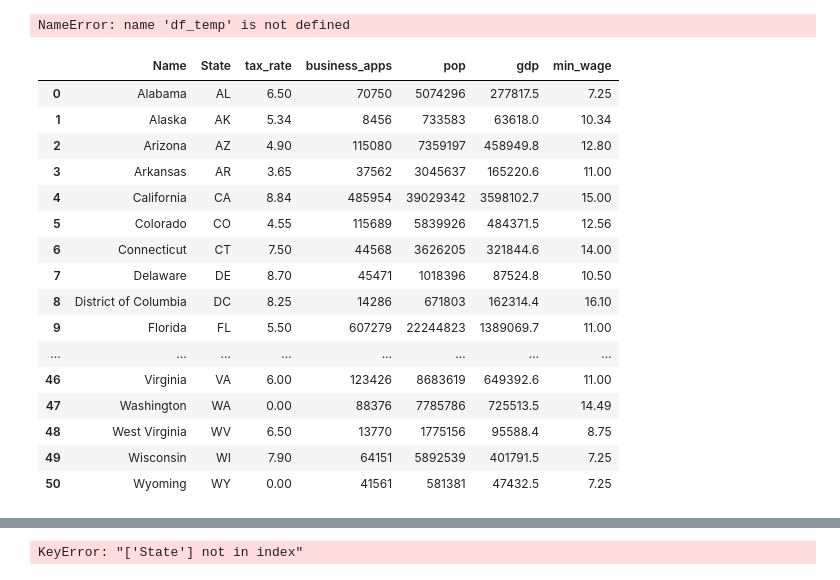
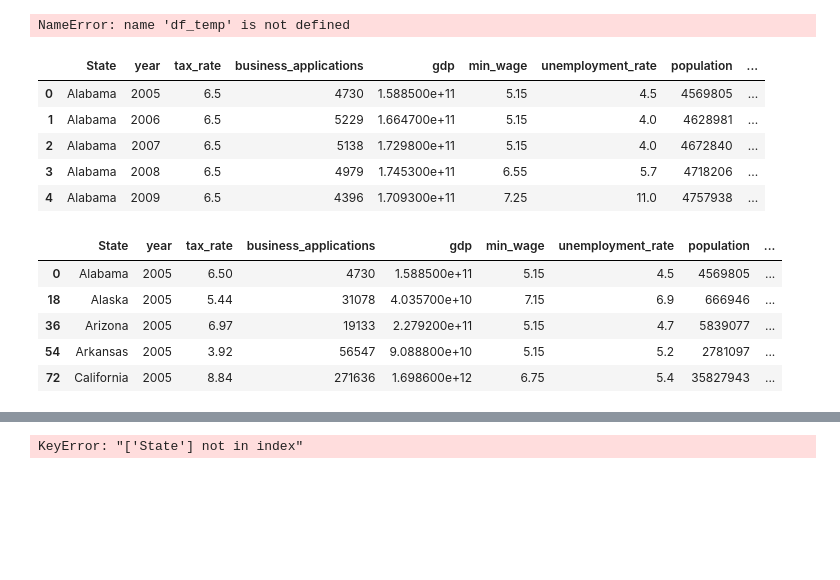
Before and after one commit to anoushkaberry15/data-analytics-project, a Jupyter notebook: AB_testing.ipynb, the cells around one changed output, grey strips where cells are left out. Drawn from its saved outputs; the diff is of its cells as text; code cells hidden in the pictures; blank space fills up the shorter version.

```diff
--- a/AB_testing.ipynb
+++ b/AB_testing.ipynb
@@ -336,22 +288,19 @@ df_temp['business_apps'] = df_temp['business_apps'].astype(int)
-# %%
-df_temp['min_wage'] = df_mw['2022']
-df_temp
-# %% [output]
-|  | Name | State | tax_rate | business_apps | pop | gdp | min_wage |
-| 0 | Alabama | AL | 6.50 | 70750 | 5074296 | 277817.5 | 7.25 |
-| 1 | Alaska | AK | 5.34 | 8456 | 733583 | 63618.0 | 10.34 |
-| 2 | Arizona | AZ | 4.90 | 115080 | 7359197 | 458949.8 | 12.80 |
-| 3 | Arkansas | AR | 3.65 | 37562 | 3045637 | 165220.6 | 11.00 |
-| 4 | California | CA | 8.84 | 485954 | 39029342 | 3598102.7 | 15.00 |
-| 5 | Colorado | CO | 4.55 | 115689 | 5839926 | 484371.5 | 12.56 |
-| 6 | Connecticut | CT | 7.50 | 44568 | 3626205 | 321844.6 | 14.00 |
-| 7 | Delaware | DE | 8.70 | 45471 | 1018396 | 87524.8 | 10.50 |
-| 8 | District of Columbia | DC | 8.25 | 14286 | 671803 | 162314.4 | 16.10 |
-| 9 | Florida | FL | 5.50 | 607279 | 22244823 | 1389069.7 | 11.00 |
-| ... | ... | ... | ... | ... | ... | ... | ... |
-| 46 | Virginia | VA | 6.00 | 123426 | 8683619 | 649392.6 | 11.00 |
-| 47 | Washington | WA | 0.00 | 88376 | 7785786 | 725513.5 | 14.49 |
-| 48 | West Virginia | WV | 6.50 | 13770 | 1775156 | 95588.4 | 8.75 |
-| 49 | Wisconsin | WI | 7.90 | 64151 | 5892539 | 401791.5 | 7.25 |
-| 50 | Wyoming | WY | 0.00 | 41561 | 581381 | 47432.5 | 7.25 |
+# %%
+df.head()
+# %% [output]
+|  | State | year | tax_rate | business_applications | gdp | min_wage | unemployment_rate | population | ... |
+| 0 | Alabama | 2005 | 6.5 | 4730 | 1.588500e+11 | 5.15 | 4.5 | 4569805 | ... |
+| 1 | Alabama | 2006 | 6.5 | 5229 | 1.664700e+11 | 5.15 | 4.0 | 4628981 | ... |
+| 2 | Alabama | 2007 | 6.5 | 5138 | 1.729800e+11 | 5.15 | 4.0 | 4672840 | ... |
+| 3 | Alabama | 2008 | 6.5 | 4979 | 1.745300e+11 | 6.55 | 5.7 | 4718206 | ... |
+| 4 | Alabama | 2009 | 6.5 | 4396 | 1.709300e+11 | 7.25 | 11.0 | 4757938 | ... |
+# %%
+df[df['year'] == 2005].head()
+# %% [output]
+|  | State | year | tax_rate | business_applications | gdp | min_wage | unemployment_rate | population | ... |
+| 0 | Alabama | 2005 | 6.50 | 4730 | 1.588500e+11 | 5.15 | 4.5 | 4569805 | ... |
+| 18 | Alaska | 2005 | 5.44 | 31078 | 4.035700e+10 | 7.15 | 6.9 | 666946 | ... |
+| 36 | Arizona | 2005 | 6.97 | 19133 | 2.279200e+11 | 5.15 | 4.7 | 5839077 | ... |
+| 54 | Arkansas | 2005 | 3.92 | 56547 | 9.088800e+10 | 5.15 | 5.2 | 2781097 | ... |
+| 72 | California | 2005 | 8.84 | 271636 | 1.698600e+12 | 6.75 | 5.4 | 35827943 | ... |
 # %%
```
Also changed, not shown: parts of 28 cells of this notebook, 3 other files.
